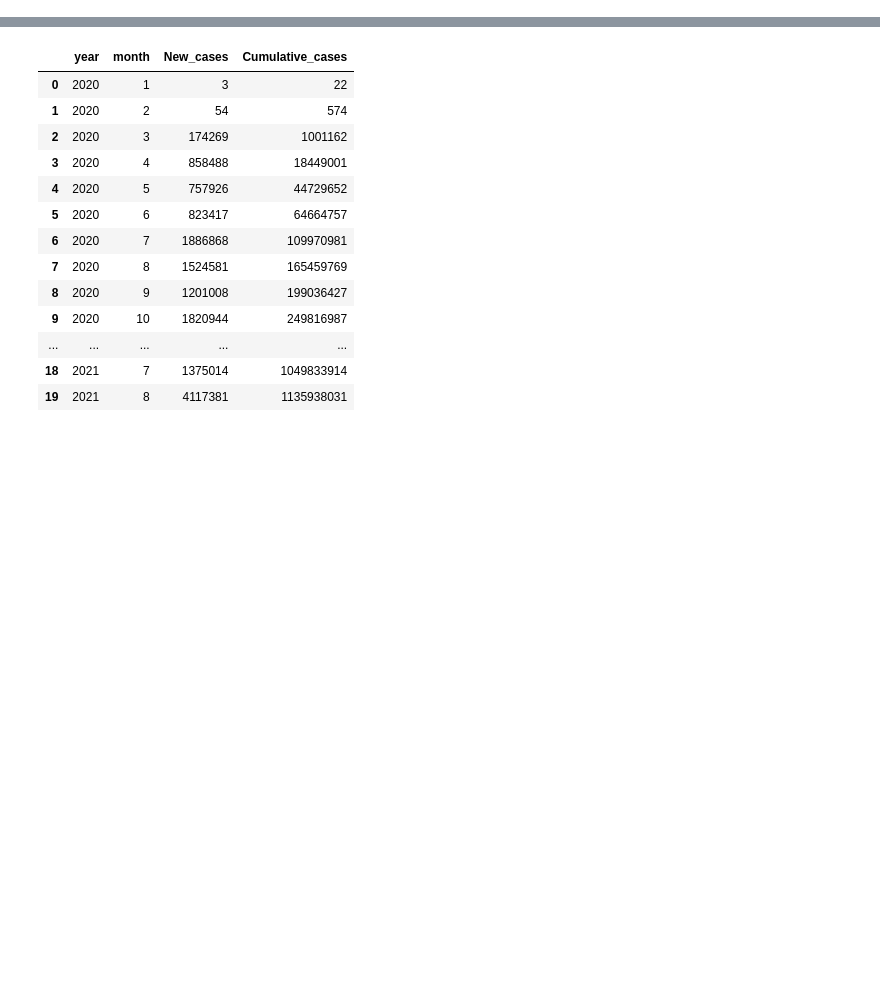
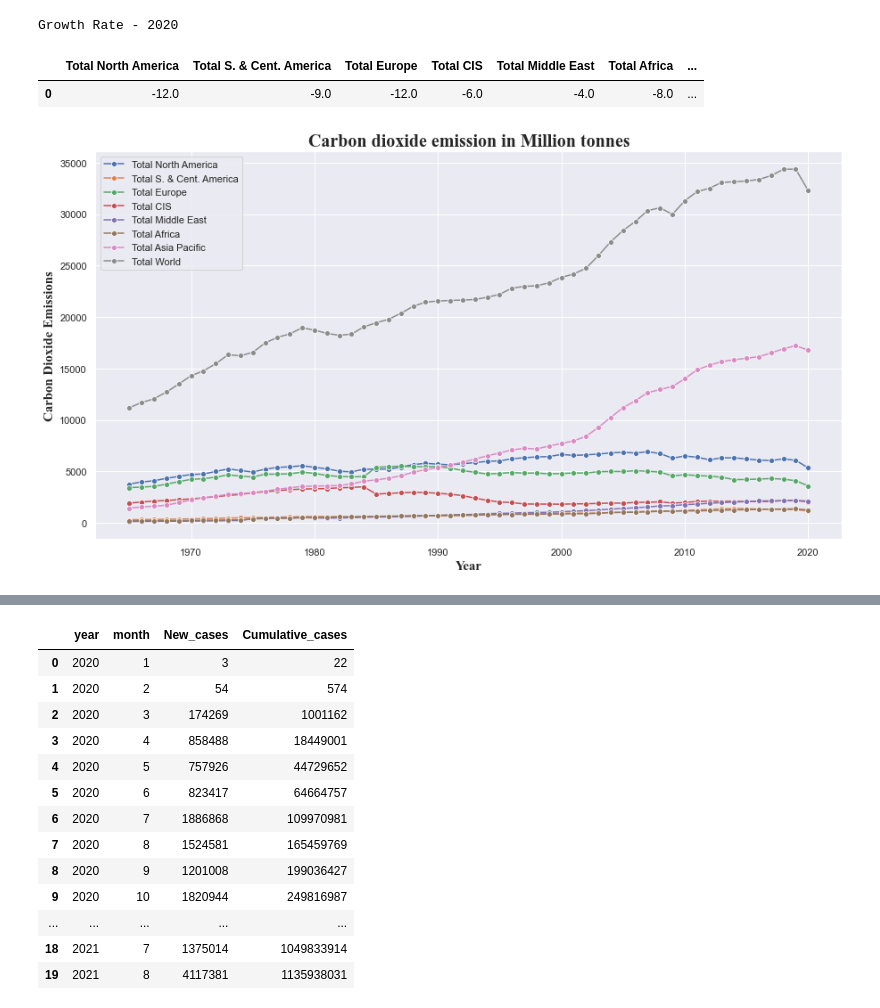
Before and after one commit to kasmita1205/2021Fall_finals, a Jupyter notebook: GlobalEnergyTrends.ipynb, the cells around one changed output, grey strips where cells are left out. Cells and saved outputs as stored; diff of their text form; code cells hidden in the pictures; blank space fills up the shorter version.

```diff
--- a/GlobalEnergyTrends.ipynb
+++ b/GlobalEnergyTrends.ipynb
@@ -10,0 +22,8 @@ import calendar
+# %%
+co2_emission = main.plot_graph_file_name('Carbon Dioxide Emissions','Carbon dioxide emission in Million tonnes')
+co2_emission
+# %% [output]
+Growth Rate - 2020
+|  | Total North America | Total S. & Cent. America | Total Europe | Total CIS | Total Middle East | Total Africa | ... |
+| 0 | -12.0 | -9.0 | -12.0 | -6.0 | -4.0 | -8.0 | ... |
+[figure, added]
```
Also changed, not shown: parts of 15 cells of this notebook, 1 other file.
